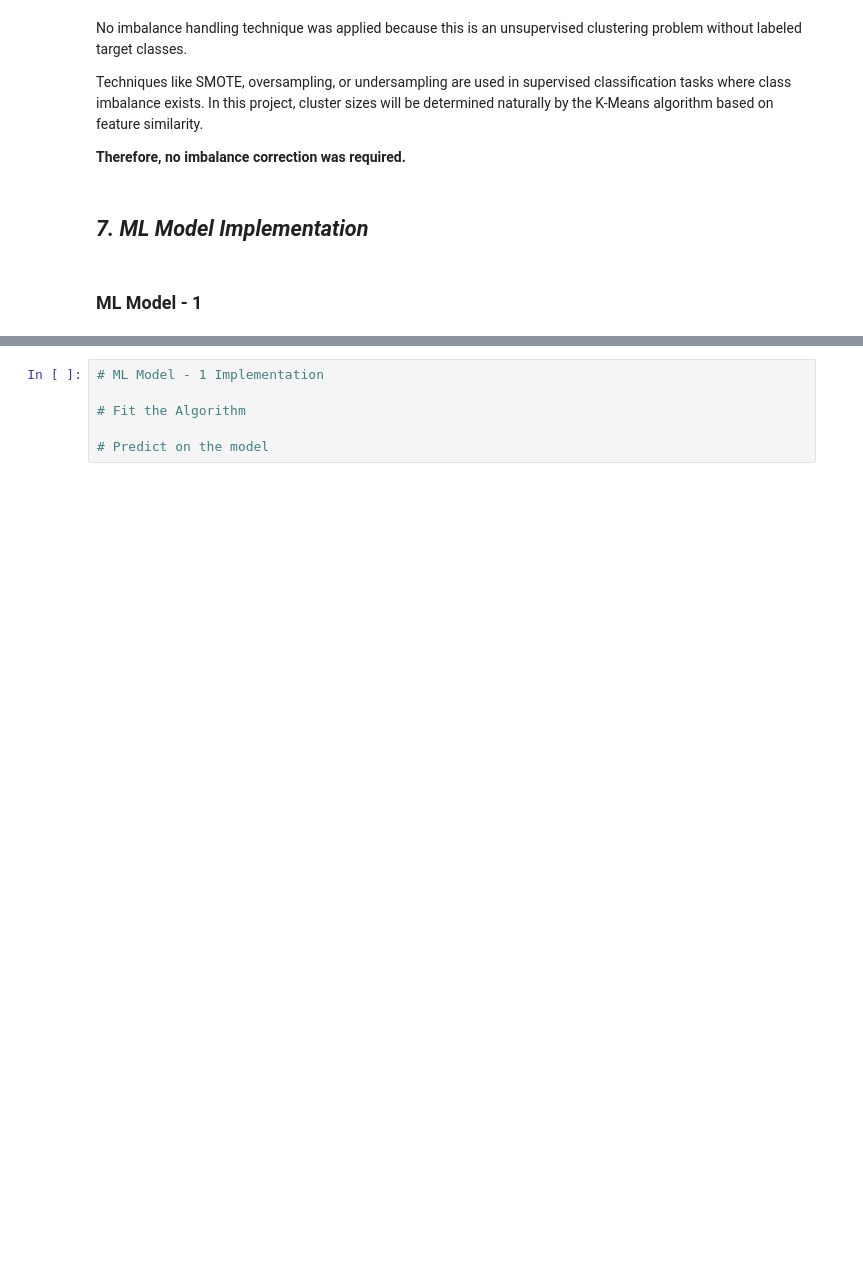
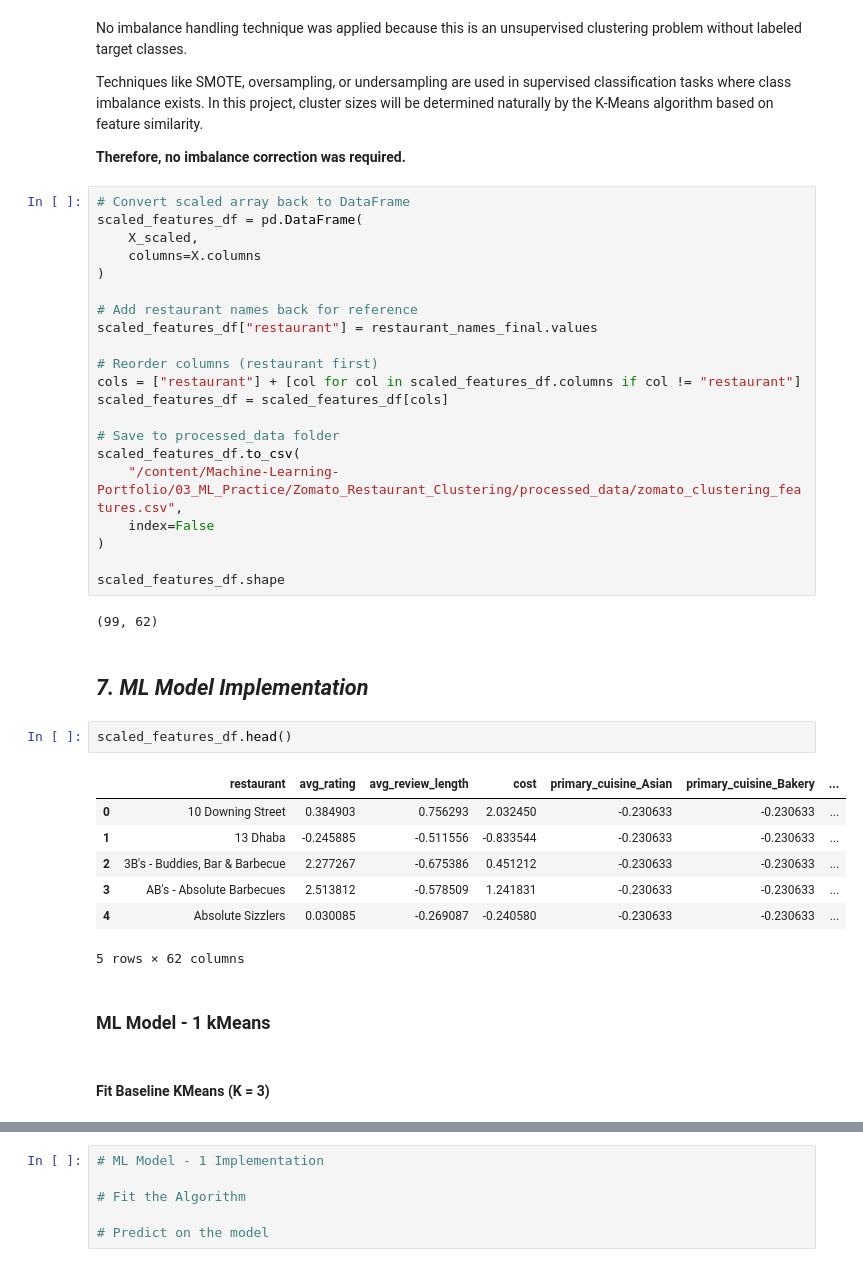
Before and after one commit to Sagarjain93/Machine-Learning-Portfolio, a Jupyter notebook: 03_ML_Practice/Zomato_Restaurant_Clustering/notebook/03_ML_Clustering.ipynb, the cells around one changed output, grey strips where cells are left out. Saved outputs shown, nothing was run; the diff lists cells and outputs as text; blank space fills up the shorter version.

```diff
--- a/03_ML_Practice/Zomato_Restaurant_Clustering/notebook/03_ML_Clustering.ipynb
+++ b/03_ML_Practice/Zomato_Restaurant_Clustering/notebook/03_ML_Clustering.ipynb
@@ -3167,7 +3185,42 @@ No imbalance handling technique was applied because this is an unsupervised clus
 Techniques like SMOTE, oversampling, or undersampling are used in supervised classification tasks where class imbalance exists. In this project, cluster sizes will be determined naturally by the K-Means algorithm based on feature similarity.
 
 **Therefore, no imbalance correction was required.**
+# %%
+# Convert scaled array back to DataFrame
+scaled_features_df = pd.DataFrame(
+    X_scaled,
+    columns=X.columns
+)
+
+# Add restaurant names back for reference
+scaled_features_df["restaurant"] = restaurant_names_final.values
+
+# Reorder columns (restaurant first)
+cols = ["restaurant"] + [col for col in scaled_features_df.columns if col != "restaurant"]
+scaled_features_df = scaled_features_df[cols]
+
+# Save to processed_data folder
+scaled_features_df.to_csv(
+    "/content/Machine-Learning-Portfolio/03_ML_Practice/Zomato_Restaurant_Clustering/processed_data/zomato_clustering_features.csv",
+    index=False
+)
+
+scaled_features_df.shape
+# %% [output]
+(99, 62)
 # %% [markdown]
 ## ***7. ML Model Implementation***
+# %%
+scaled_features_df.head()
+# %% [output]
+|  | restaurant | avg_rating | avg_review_length | cost | primary_cuisine_Asian | primary_cuisine_Bakery | ... |
+| 0 | 10 Downing Street | 0.384903 | 0.756293 | 2.032450 | -0.230633 | -0.230633 | ... |
+| 1 | 13 Dhaba | -0.245885 | -0.511556 | -0.833544 | -0.230633 | -0.230633 | ... |
+| 2 | 3B's - Buddies, Bar & Barbecue | 2.277267 | -0.675386 | 0.451212 | -0.230633 | -0.230633 | ... |
+| 3 | AB's - Absolute Barbecues | 2.513812 | -0.578509 | 1.241831 | -0.230633 | -0.230633 | ... |
+| 4 | Absolute Sizzlers | 0.030085 | -0.269087 | -0.240580 | -0.230633 | -0.230633 | ... |
+5 rows × 62 columns
 # %% [markdown]
-### ML Model - 1
+### **ML Model - 1 kMeans**
+# %% [markdown]
+#### **Fit Baseline KMeans (K = 3)**
```
Also changed, not shown: parts of 12 cells of this notebook.
